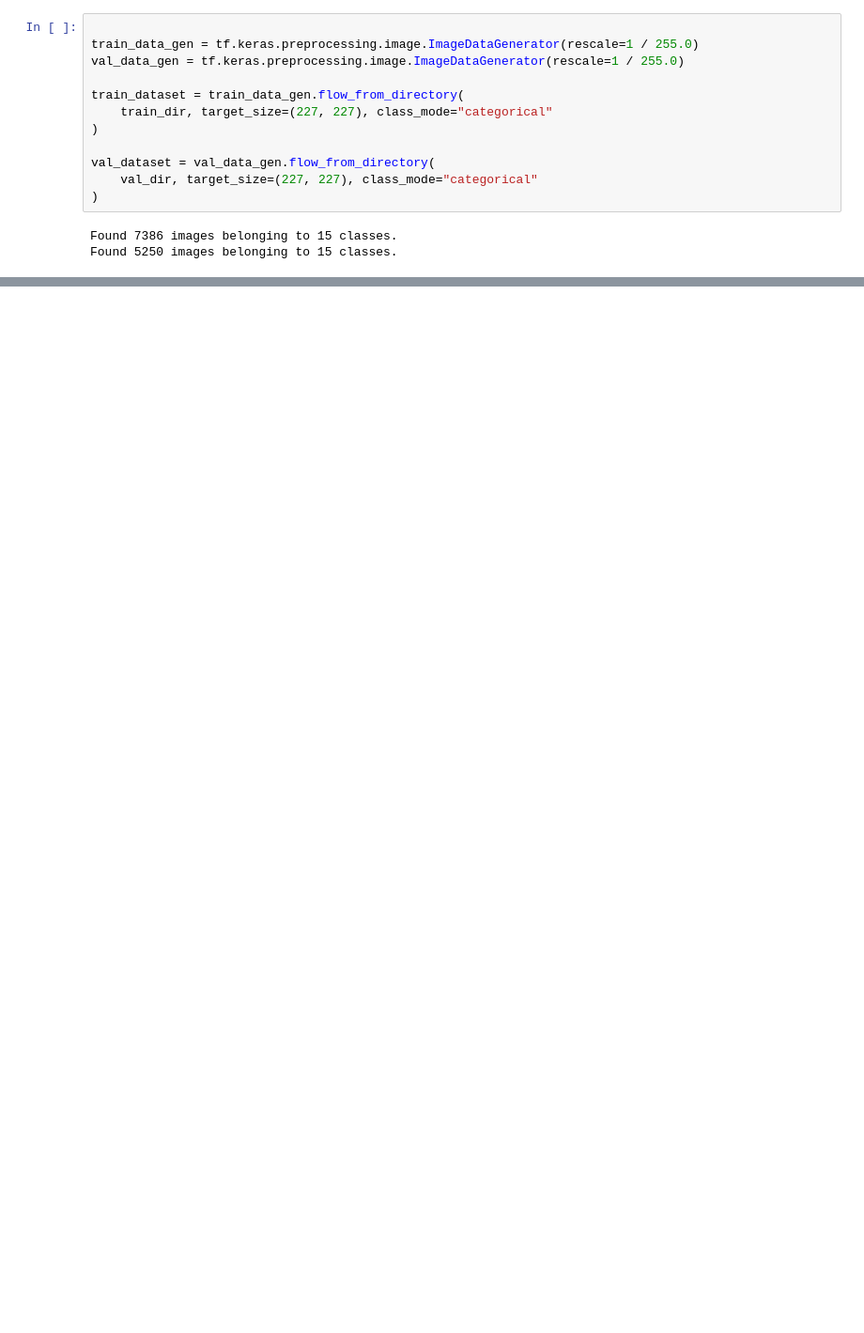
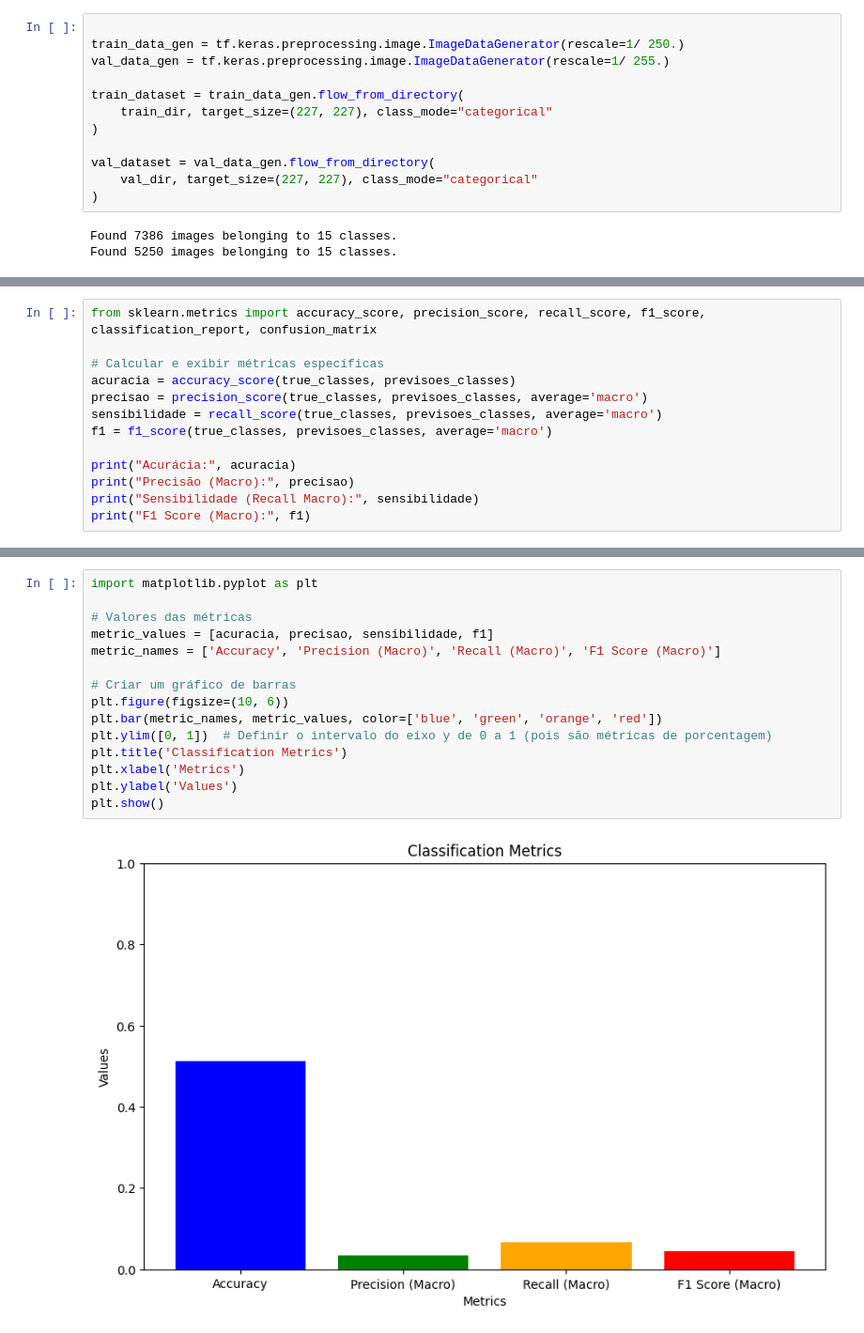
Before and after one commit to Libhinny/ReconhecimentoDeSinais, a Jupyter notebook: main.ipynb, the cells around one changed output, grey strips where cells are left out. Shown at 94% size. Cells and saved outputs as stored; diff of their text form; blank space fills up the shorter version.

```diff
--- a/main.ipynb
+++ b/main.ipynb
@@ -532,7 +528,7 @@ view_random_image(I_dir, "I")
 # %%
 
-train_data_gen = tf.keras.preprocessing.image.ImageDataGenerator(rescale=1 / 255.0)
-val_data_gen = tf.keras.preprocessing.image.ImageDataGenerator(rescale=1 / 255.0)
+train_data_gen = tf.keras.preprocessing.image.ImageDataGenerator(rescale=1/ 250.)
+val_data_gen = tf.keras.preprocessing.image.ImageDataGenerator(rescale=1/ 255.)
 
 train_dataset = train_data_gen.flow_from_directory(
     train_dir, target_size=(227, 227), class_mode="categorical"
@@ -676,0 +651,13 @@ model.summary()
+# %%
+from sklearn.metrics import accuracy_score, precision_score, recall_score, f1_score, classification_report, confusion_matrix
+
+# Calcular e exibir métricas específicas
+acuracia = accuracy_score(true_classes, previsoes_classes)
+precisao = precision_score(true_classes, previsoes_classes, average='macro')
+sensibilidade = recall_score(true_classes, previsoes_classes, average='macro')
+f1 = f1_score(true_classes, previsoes_classes, average='macro')
+
+print("Acurácia:", acuracia)
+print("Precisão (Macro):", precisao)
+print("Sensibilidade (Recall Macro):", sensibilidade)
+print("F1 Score (Macro):", f1)
@@ -676,0 +669,17 @@ model.summary()
+# %%
+import matplotlib.pyplot as plt
+
+# Valores das métricas
+metric_values = [acuracia, precisao, sensibilidade, f1]
+metric_names = ['Accuracy', 'Precision (Macro)', 'Recall (Macro)', 'F1 Score (Macro)']
+
+# Criar um gráfico de barras
+plt.figure(figsize=(10, 6))
+plt.bar(metric_names, metric_values, color=['blue', 'green', 'orange', 'red'])
+plt.ylim([0, 1])  # Definir o intervalo do eixo y de 0 a 1 (pois são métricas de porcentagem)
+plt.title('Classification Metrics')
+plt.xlabel('Metrics')
+plt.ylabel('Values')
+plt.show()
+# %% [output]
+[figure, added]
```
Also changed, not shown: parts of 20 cells of this notebook, 6 other files.
